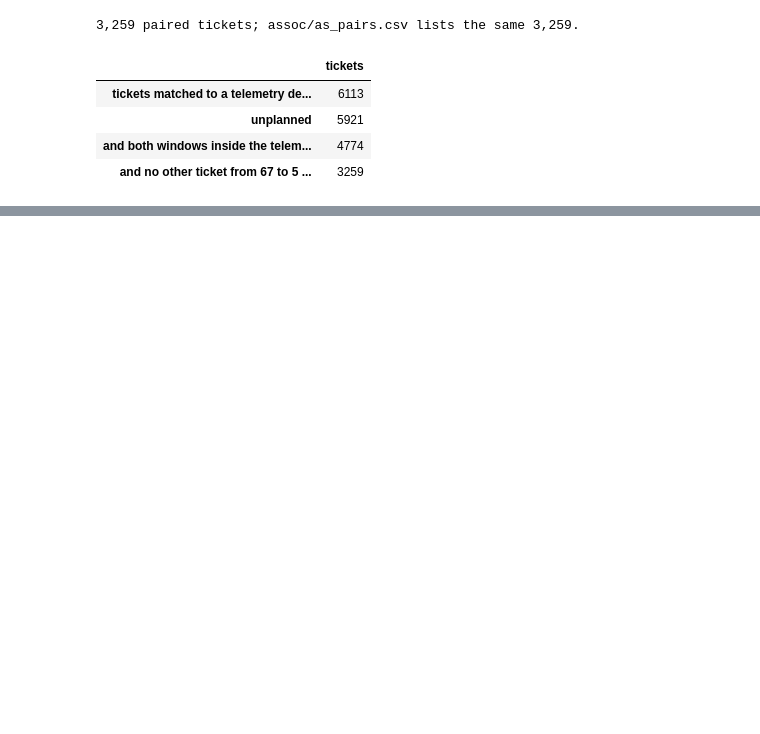
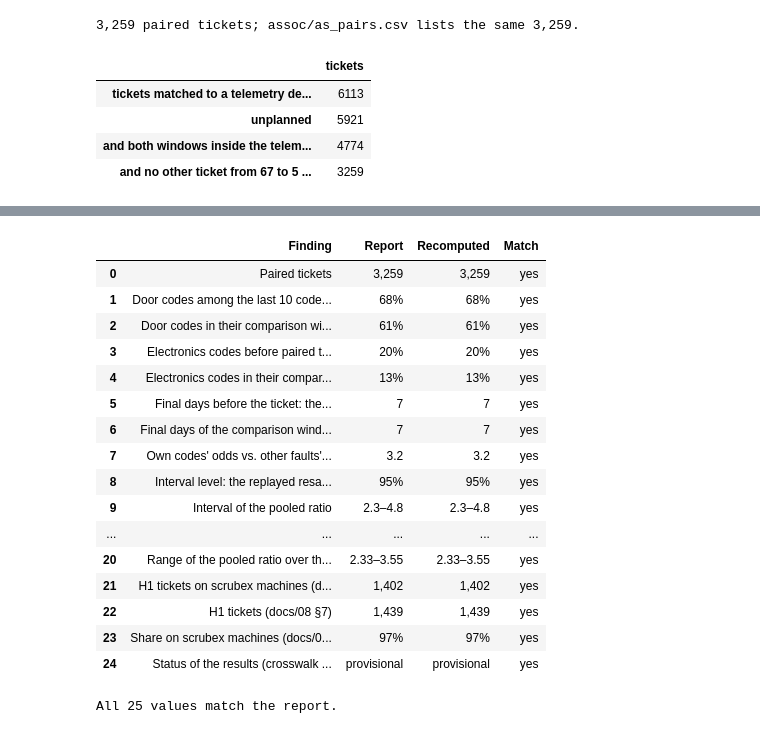
Before and after one commit to zach-yaninek/analytics-lab, a Jupyter notebook: notebooks/06_telemetry_codes_and_association.ipynb, the cells around one changed output, grey strips where cells are left out. Saved outputs shown, nothing was run; the diff lists cells and outputs as text; code cells hidden in the pictures; blank space fills up the shorter version.

```diff
--- a/notebooks/06_telemetry_codes_and_association.ipynb
+++ b/notebooks/06_telemetry_codes_and_association.ipynb
@@ -347,13 +382,31 @@ table_cols = ['n_T', 'n_K', 'b_T', 'c_T', 'b_K', 'c_K', 'entered']
 assert (counts.to_numpy() == h7.loc[counts.index, table_cols].to_numpy()).all(), 'counts differ from as_h2a.csv'
 counts['ratio'] = list(obs['ratio']) + [pooled]
 counts['ratio in as_h2a.csv'] = np.exp(h7.loc[counts.index, 'estimate'].astype(float))
-assert np.allclose(counts['ratio'], counts['ratio in as_h2a.csv'], equal_nan=True)
+assert np.allclose(counts['ratio'], counts['ratio in as_h2a.csv'], equal_nan=True), 'ratios differ from as_h2a.csv'
+
+
+def lookback_days(window):
+    """The look-backs, in whole days from 1 to 30, at which this window's codes give the deciding row's b and c
+    counts for every set, while the other window keeps the deciding row's look-back."""
+    found = []
+    for day in range(1, 31):
+        x = W[window].present(24.0 * day, MS)
+        xt, xc = (x, xc7) if window == 'corrected_guard0' else (xt7, x)
+        st = Specificity(sel7, xt, xc, E, sets, target).stat()
+        if all((st[c] == h7.loc[sets, c].to_numpy()).all() for c in ('b_T', 'c_T', 'b_K', 'c_K')):
+            found.append(day)
+    return found
+
+
+ticket_days, control_days = lookback_days('corrected_guard0'), lookback_days('control_minus35d')
 crude = (counts.loc['POOLED', 'own b'] / counts.loc['POOLED', 'own c']) / (
     counts.loc['POOLED', 'comparator b'] / counts.loc['POOLED', 'comparator c'])
 print(f'Pooled over the {entering.sum()} sets that enter: own tickets {counts.loc["POOLED", "own b"]} vs. '
       f'{counts.loc["POOLED", "own c"]}, other faults\' tickets {counts.loc["POOLED", "comparator b"]} vs. '
       f'{counts.loc["POOLED", "comparator c"]} (crude ratio {crude:.2f}); within machine type and quarter the '
       f'specificity ratio is {pooled:.3f}.')
+print(f"Look-backs that give the deciding row's counts: {listed(map(str, ticket_days)) or 'none'} days before the "
+      f"ticket and {listed(map(str, control_days)) or 'none'} days of the comparison window.")
 counts.index = [set_name.get(s, s) for s in counts.index]
 counts.round(3)
 # %% [output]
@@ -695,0 +824,52 @@ All 25 values match the report.
+# %%
+R.check([
+    ('Paired tickets', '3,259', R.num(n_paired)),
+    ('Door codes among the last 10 codes before paired tickets', '68%', R.pct(door_T)),
+    ('Door codes in their comparison windows', '61%', R.pct(door_C)),
+    ('Electronics codes before paired tickets', '20%', R.pct(elec_T)),
+    ('Electronics codes in their comparison windows', '13%', R.pct(elec_C)),
+    ("Final days before the ticket: the look-back that gives as_h2a.csv's deciding counts", '7',
+     listed(R.num(d) for d in ticket_days) or 'none'),
+    ('Final days of the comparison window: the look-back that gives those counts', '7',
+     listed(R.num(d) for d in control_days) or 'none'),
+    ("Own codes' odds vs. other faults' tickets: pooled specificity ratio", '3.2', R.num(pooled, 1)),
+    ("Interval level: the replayed resamples' percentile interval that equals as_h2a.csv's", '95%', R.pct(level)),
+    ('Interval of the pooled ratio', '2.3–4.8', R.span(lo, hi, 1)),
+    ("By code set: no set's interval within a factor of 2 either way", 'rough', rough_label),
+    ('By code set: the intervals of the sets with ratios above 1 all overlap (docs/08)', 'do not rank them',
+     rank_above_one),
+    ('Main Door', 'borderline', md_row.verdict),
+    ('Main Door: specificity ratio (docs/08)', '2.6', R.num(md_row.ratio, 1)),
+    ('Main Door: low end of its interval (Definitions and docs/08)', '1.01', R.num(md_row['interval, low'], 2)),
+    ('Main Door: permutation p (docs/08)', '0.08', R.num(md_row['permutation p'], 2)),
+    ('Computer Board', 'not shown to be specific', cb_row.verdict),
+    ('Computer Board: its interval (Definitions)', 'includes 1',
+     'includes 1' if cb_row['interval, low'] <= 1 <= cb_row['interval, high'] else 'excludes 1'),
+    ('Look-back at which every sensitivity check holds, days', '7', listed(R.num(d) for d in days_all_hold)),
+    ('Sensitivity checks with a pooled ratio in which it holds', 'every',
+     'every' if n_hold == n_with else f'{n_hold} of {n_with}'),
+    ('Range of the pooled ratio over those checks (Definitions)', '2.33–3.55', R.span(low_ratio, high_ratio, 2)),
+    ('H1 tickets on scrubex machines (docs/08 §7)', '1,402', R.num(n_scrubex)),
+    ('H1 tickets (docs/08 §7)', '1,439', R.num(n_h1)),
+    ('Share on scrubex machines (docs/08 figure as_07)', '97%', R.pct(share_scrubex)),
+    ('Status of the results (crosswalk v0, pending IPA)', 'provisional', status_label),
+]);
+# %% [output]
+|  | Finding | Report | Recomputed | Match |
+| 0 | Paired tickets | 3,259 | 3,259 | yes |
+| 1 | Door codes among the last 10 code... | 68% | 68% | yes |
+| 2 | Door codes in their comparison wi... | 61% | 61% | yes |
+| 3 | Electronics codes before paired t... | 20% | 20% | yes |
+| 4 | Electronics codes in their compar... | 13% | 13% | yes |
+| 5 | Final days before the ticket: the... | 7 | 7 | yes |
+| 6 | Final days of the comparison wind... | 7 | 7 | yes |
+| 7 | Own codes' odds vs. other faults'... | 3.2 | 3.2 | yes |
+| 8 | Interval level: the replayed resa... | 95% | 95% | yes |
+| 9 | Interval of the pooled ratio | 2.3–4.8 | 2.3–4.8 | yes |
+| ... | ... | ... | ... | ... |
+| 20 | Range of the pooled ratio over th... | 2.33–3.55 | 2.33–3.55 | yes |
+| 21 | H1 tickets on scrubex machines (d... | 1,402 | 1,402 | yes |
+| 22 | H1 tickets (docs/08 §7) | 1,439 | 1,439 | yes |
+| 23 | Share on scrubex machines (docs/0... | 97% | 97% | yes |
+| 24 | Status of the results (crosswalk ... | provisional | provisional | yes |
+All 25 values match the report.
```
Also changed, not shown: parts of 25 cells of this notebook, 5 other files.
